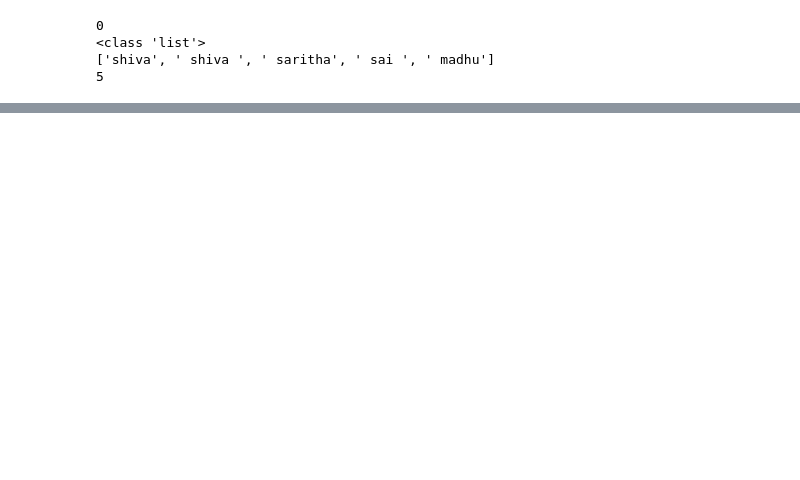
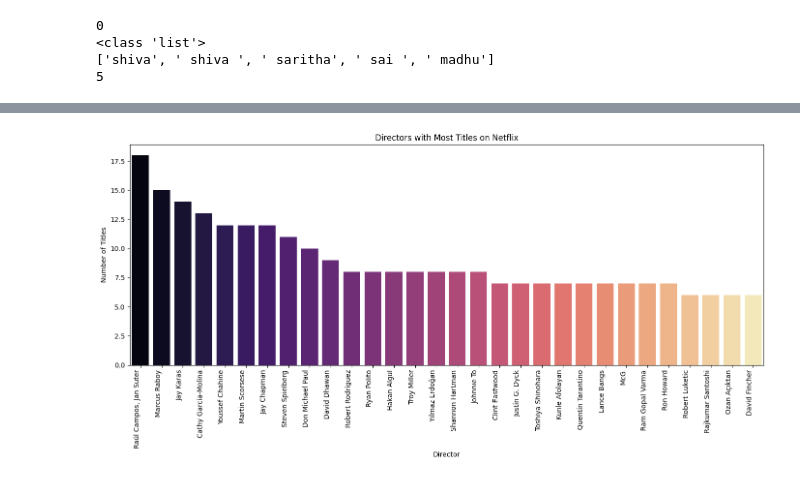
Before and after one commit to Z0s-and-O1s/TNSIF_Training, a Jupyter notebook: TNS_practice.ipynb, the cells around one changed output, grey strips where cells are left out. Saved outputs shown, nothing was run; the diff lists cells and outputs as text; code cells hidden in the pictures; blank space fills up the shorter version.

```diff
--- a/TNS_practice.ipynb
+++ b/TNS_practice.ipynb
@@ -206,0 +265,20 @@ dtype: float64
+# %%
+# Which directors have the most titles on Netflix?
+
+director_counts = data['director'].value_counts()
+
+# print(director_counts)
+
+d = director_counts.head(30).reset_index()
+d.columns = ['director', 'count']
+
+plt.figure(figsize=(14, 7))
+sns.barplot(x='director', y='count', data=d, palette='magma', hue='director')
+plt.title("Directors with Most Titles on Netflix")
+plt.xlabel("Director")
+plt.ylabel("Number of Titles")
+plt.xticks(rotation=90, ha='right')
+plt.tight_layout()
+plt.show()
+# %% [output]
+[figure, added]
```
Also changed, not shown: parts of 18 cells of this notebook.
